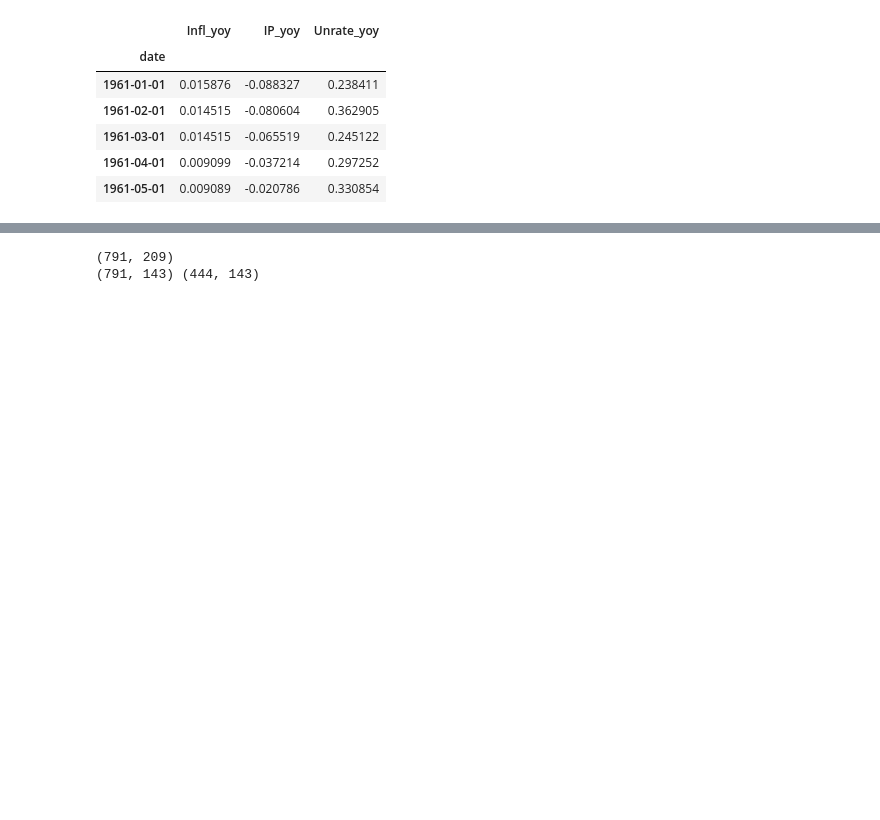
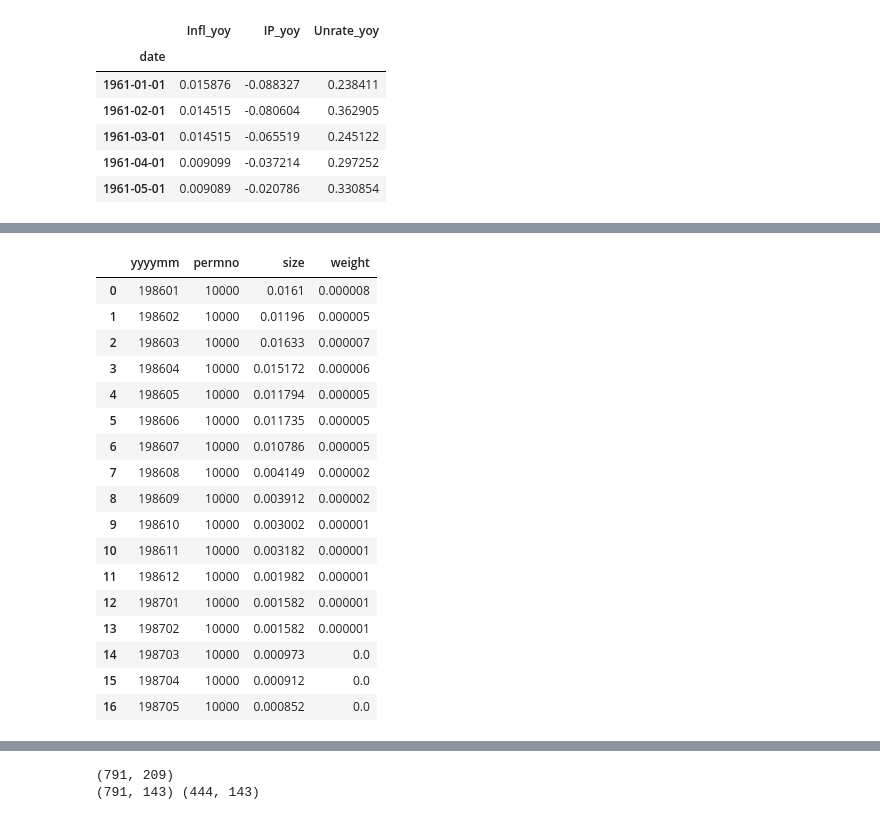
Before and after one commit to rproner1/MacroAtRisk, a Jupyter notebook: sandbox.ipynb, the cells around one changed output, grey strips where cells are left out. Saved outputs shown, nothing was run; the diff lists cells and outputs as text; code cells hidden in the pictures; blank space fills up the shorter version.

```diff
--- a/sandbox.ipynb
+++ b/sandbox.ipynb
@@ -21,2 +50,2 @@ y.head()
 # %%
-adfuller(y['IP_yoy'])
+size = pd.read_parquet(r'C:\Users\Robpr\Documents\projects\macroatrisk\data\raw\crsp_monthly_20260131_203004.parquet', columns=['yyyymm', 'permno', 'size'])
@@ -41,0 +61,3 @@ x.head()
+# %%
+size['weight'] = size.groupby('yyyymm', group_keys=True)['size'].transform(lambda x: x/x.sum())
+size
@@ -41,0 +113,21 @@ x.head()
+# %%
+size[size['permno'] == 10000]
+# %% [output]
+|  | yyyymm | permno | size | weight |
+| 0 | 198601 | 10000 | 0.0161 | 0.000008 |
+| 1 | 198602 | 10000 | 0.01196 | 0.000005 |
+| 2 | 198603 | 10000 | 0.01633 | 0.000007 |
+| 3 | 198604 | 10000 | 0.015172 | 0.000006 |
+| 4 | 198605 | 10000 | 0.011794 | 0.000005 |
+| 5 | 198606 | 10000 | 0.011735 | 0.000005 |
+| 6 | 198607 | 10000 | 0.010786 | 0.000005 |
+| 7 | 198608 | 10000 | 0.004149 | 0.000002 |
+| 8 | 198609 | 10000 | 0.003912 | 0.000002 |
+| 9 | 198610 | 10000 | 0.003002 | 0.000001 |
+| 10 | 198611 | 10000 | 0.003182 | 0.000001 |
+| 11 | 198612 | 10000 | 0.001982 | 0.000001 |
+| 12 | 198701 | 10000 | 0.001582 | 0.000001 |
+| 13 | 198702 | 10000 | 0.001582 | 0.000001 |
+| 14 | 198703 | 10000 | 0.000973 | 0.0 |
+| 15 | 198704 | 10000 | 0.000912 | 0.0 |
+| 16 | 198705 | 10000 | 0.000852 | 0.0 |
```
Also changed, not shown: parts of 15 cells of this notebook.
